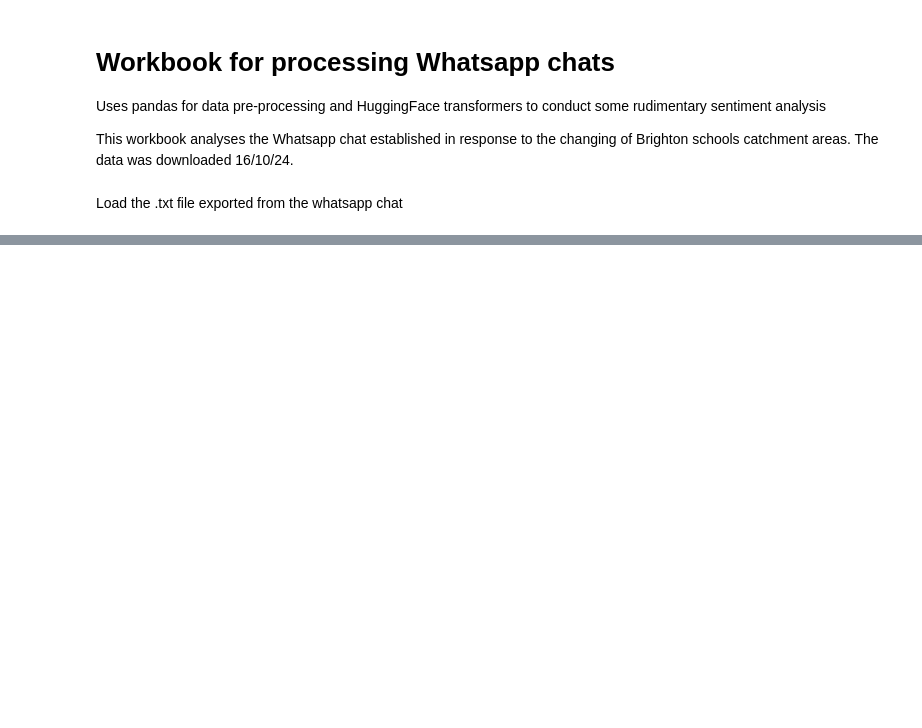
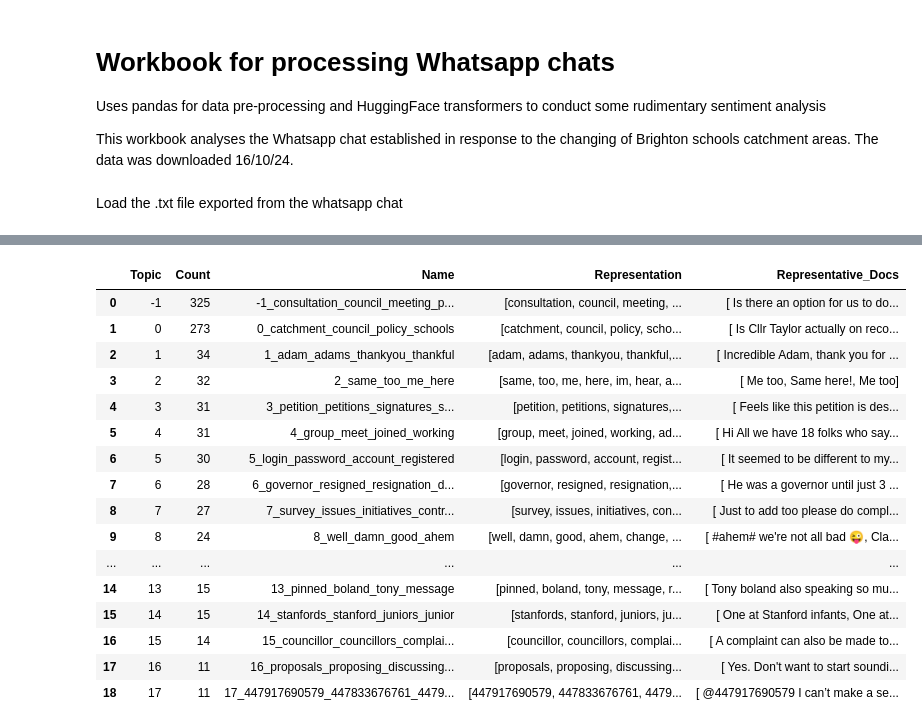
Before and after one commit to Bea-Taylor/BH_Secondary_Admissions_Analysis, a Jupyter notebook: sentiment_analysis/sentiment_analysis_whatsapp.ipynb, the cells around one changed output, grey strips where cells are left out. Drawn from its saved outputs; the diff is of its cells as text; code cells hidden in the pictures; blank space fills up the shorter version.

```diff
--- a/sentiment_analysis/sentiment_analysis_whatsapp.ipynb
+++ b/sentiment_analysis/sentiment_analysis_whatsapp.ipynb
@@ -61,0 +89,33 @@ df.tail()
+# %%
+# this controls the representative label used for the topic
+representation_model = KeyBERTInspired(top_n_words=10)
+
+# this allows a fixed seed for reproducibility
+umap = UMAP(n_neighbors=15,
+            n_components=5,
+            min_dist=0.0,
+            low_memory=False,
+            random_state=1337)
+
+model = BERTopic(umap_model=umap, representation_model=representation_model)
+topics, probs = model.fit_transform(df_messages.Message)
+topic_info = model.get_topic_info()
+topic_info
+# %% [output]
+|  | Topic | Count | Name | Representation | Representative_Docs |
+| 0 | -1 | 325 | -1_consultation_council_meeting_p... | [consultation, council, meeting, ... | [ Is there an option for us to do... |
+| 1 | 0 | 273 | 0_catchment_council_policy_schools | [catchment, council, policy, scho... | [ Is Cllr Taylor actually on reco... |
+| 2 | 1 | 34 | 1_adam_adams_thankyou_thankful | [adam, adams, thankyou, thankful,... | [ Incredible Adam, thank you for ... |
+| 3 | 2 | 32 | 2_same_too_me_here | [same, too, me, here, im, hear, a... | [ Me too, Same here!, Me too] |
+| 4 | 3 | 31 | 3_petition_petitions_signatures_s... | [petition, petitions, signatures,... | [ Feels like this petition is des... |
+| 5 | 4 | 31 | 4_group_meet_joined_working | [group, meet, joined, working, ad... | [ Hi All we have 18 folks who say... |
+| 6 | 5 | 30 | 5_login_password_account_registered | [login, password, account, regist... | [ It seemed to be different to my... |
+| 7 | 6 | 28 | 6_governor_resigned_resignation_d... | [governor, resigned, resignation,... | [ He was a governor until just 3 ... |
+| 8 | 7 | 27 | 7_survey_issues_initiatives_contr... | [survey, issues, initiatives, con... | [ Just to add too please do compl... |
+| 9 | 8 | 24 | 8_well_damn_good_ahem | [well, damn, good, ahem, change, ... | [ #ahem# we're not all bad 😜, Cla... |
+| ... | ... | ... | ... | ... | ... |
+| 14 | 13 | 15 | 13_pinned_boland_tony_message | [pinned, boland, tony, message, r... | [ Tony boland also speaking so mu... |
+| 15 | 14 | 15 | 14_stanfords_stanford_juniors_junior | [stanfords, stanford, juniors, ju... | [ One at Stanford infants, One at... |
+| 16 | 15 | 14 | 15_councillor_councillors_complai... | [councillor, councillors, complai... | [ A complaint can also be made to... |
+| 17 | 16 | 11 | 16_proposals_proposing_discussing... | [proposals, proposing, discussing... | [ Yes. Don't want to start soundi... |
+| 18 | 17 | 11 | 17_447917690579_447833676761_4479... | [447917690579, 447833676761, 4479... | [ @447917690579 I can’t make a se... |
```
Also changed, not shown: parts of 16 cells of this notebook.
